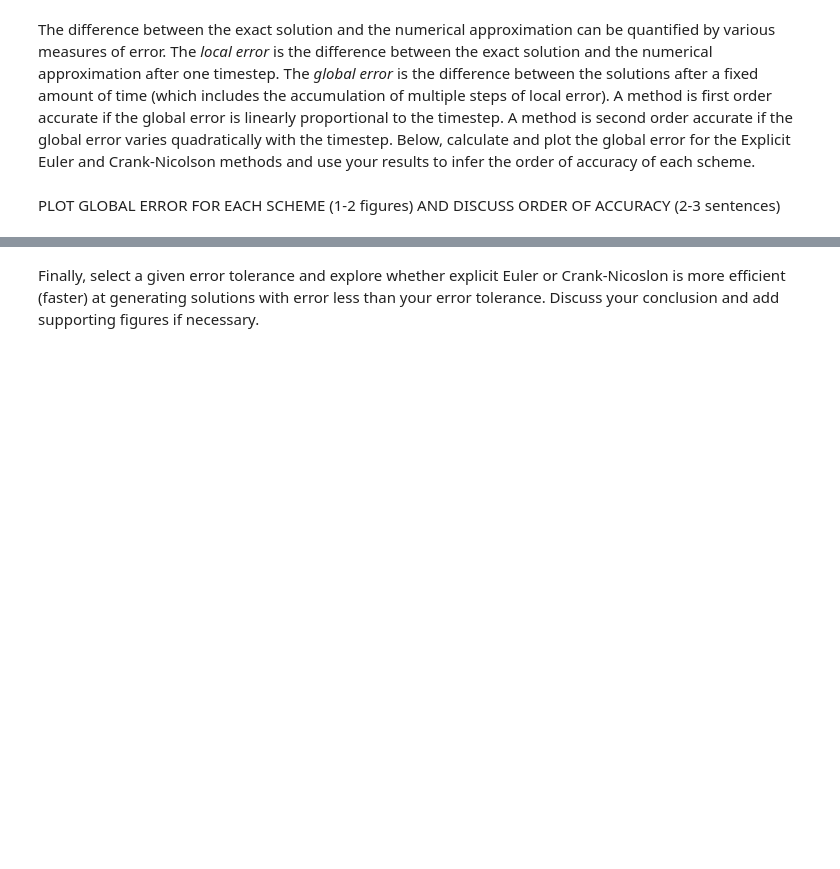
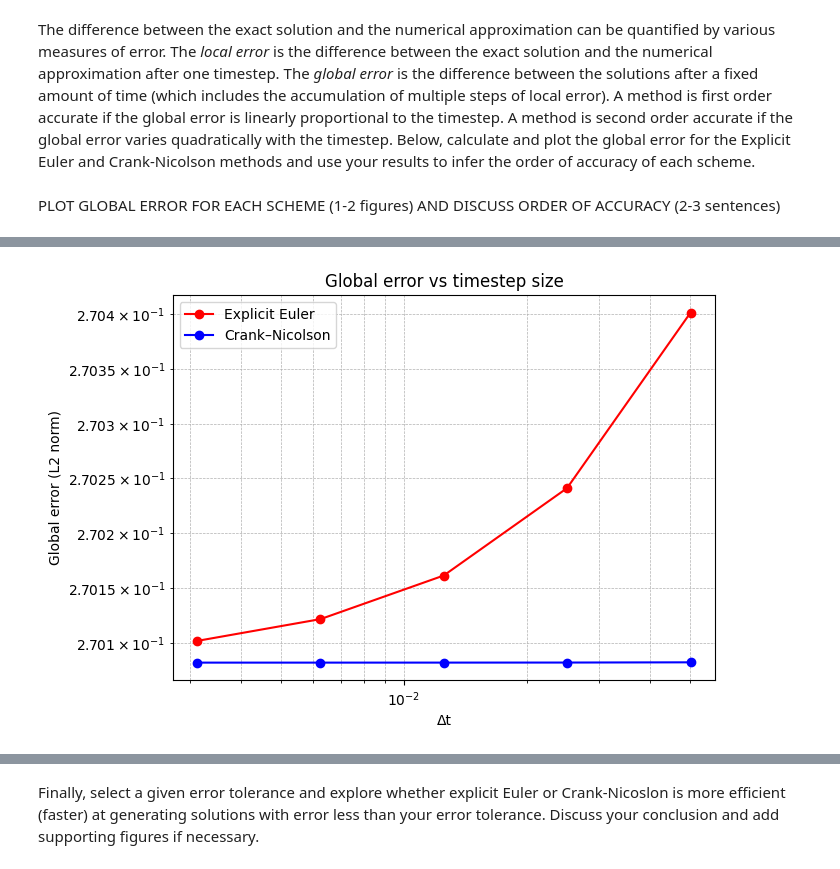
Before and after one commit to josephineshipp/QCES, a Jupyter notebook: Project1_numerical_methods.ipynb, the cells around one changed output, grey strips where cells are left out. Saved outputs shown, nothing was run; the diff lists cells and outputs as text; code cells hidden in the pictures; blank space fills up the shorter version.

```diff
--- a/Project1_numerical_methods.ipynb
+++ b/Project1_numerical_methods.ipynb
@@ -375,0 +407,44 @@ PLOT GLOBAL ERROR FOR EACH SCHEME (1-2 figures) AND DISCUSS ORDER OF ACCURACY (2
+# %%
+# --- Global error analysis ---
+
+# time step sizes to test (smaller dt → higher accuracy)
+Nt_values = [200, 400, 800, 1600, 3200]
+errors_EE = []
+errors_CN = []
+
+for Nt_test in Nt_values:
+    t_test = np.linspace(t_start, t_end, Nt_test)
+    dt_test = t_test[1] - t_test[0]
+
+    # Run both methods with this dt
+    c_EE_test = EE(x, t_test, kappa)
+    c_CN_test = CN(x, t_test, kappa)
+
+    # Exact solution at final time
+    c_exact_final = (1 / np.sqrt(4 * np.pi * kappa * t_test[-1])) * np.exp(-x**2 / (4 * kappa * t_test[-1]))
+
+    # Numerical solutions at final time
+    num_EE_final = c_EE_test[:, -1]
+    num_CN_final = c_CN_test[:, -1]
+
+    # Compute global error (L2 norm)
+    err_EE = np.linalg.norm(num_EE_final - c_exact_final) / np.sqrt(len(x))
+    err_CN = np.linalg.norm(num_CN_final - c_exact_final) / np.sqrt(len(x))
+
+    errors_EE.append(err_EE)
+    errors_CN.append(err_CN)
+
+# corresponding dt values
+dt_values = [(t_end - t_start) / (Nt - 1) for Nt in Nt_values]
+
+# --- Plot global error vs dt ---
+plt.figure(figsize=(7, 5))
+plt.loglog(dt_values, errors_EE, 'ro-', label='Explicit Euler')
+plt.loglog(dt_values, errors_CN, 'bo-', label='Crank–Nicolson')
+plt.xlabel('Δt')
+plt.ylabel('Global error (L2 norm)')
+plt.title('Global error vs timestep size')
+plt.grid(True, which='both', ls='--', lw=0.5)
+plt.legend()
+plt.show()
+# %% [output]
@@ -375,0 +461 @@ PLOT GLOBAL ERROR FOR EACH SCHEME (1-2 figures) AND DISCUSS ORDER OF ACCURACY (2
+[figure, added]
```
Also changed, not shown: parts of 18 cells of this notebook.
